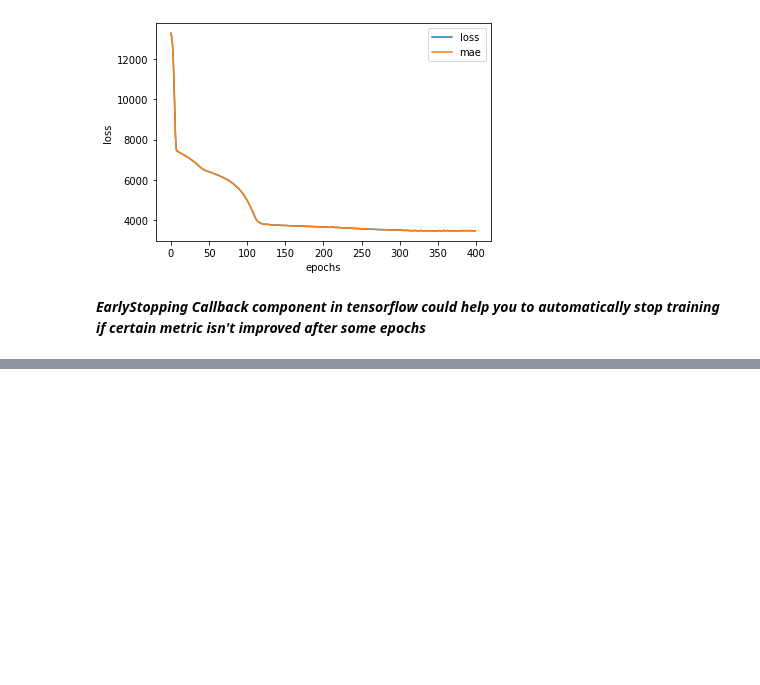
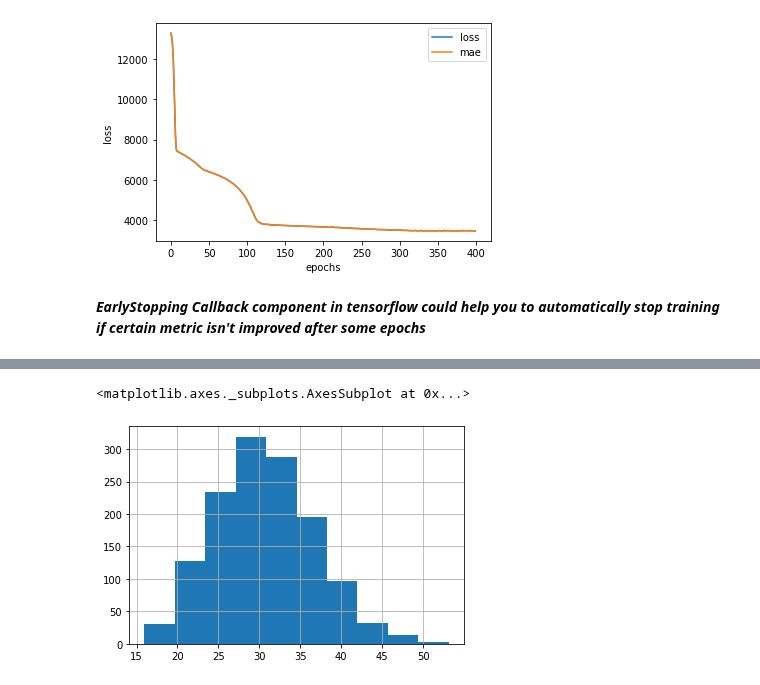
Before and after one commit to Sashank11/learn_tensorflow, a Jupyter notebook: 01_neural_network_regression_with_tensorflow.ipynb, the cells around one changed output, grey strips where cells are left out. Saved outputs shown, nothing was run; the diff lists cells and outputs as text; code cells hidden in the pictures; blank space fills up the shorter version.

```diff
--- a/01_neural_network_regression_with_tensorflow.ipynb
+++ b/01_neural_network_regression_with_tensorflow.ipynb
@@ -977,0 +1000,5 @@ Text(0.5, 0, 'epochs')
+# %%
+X["bmi"].hist()
+# %% [output]
+<matplotlib.axes._subplots.AxesSubplot at 0x...>
+[figure, added]
```
Also changed, not shown: parts of 7 cells of this notebook.
